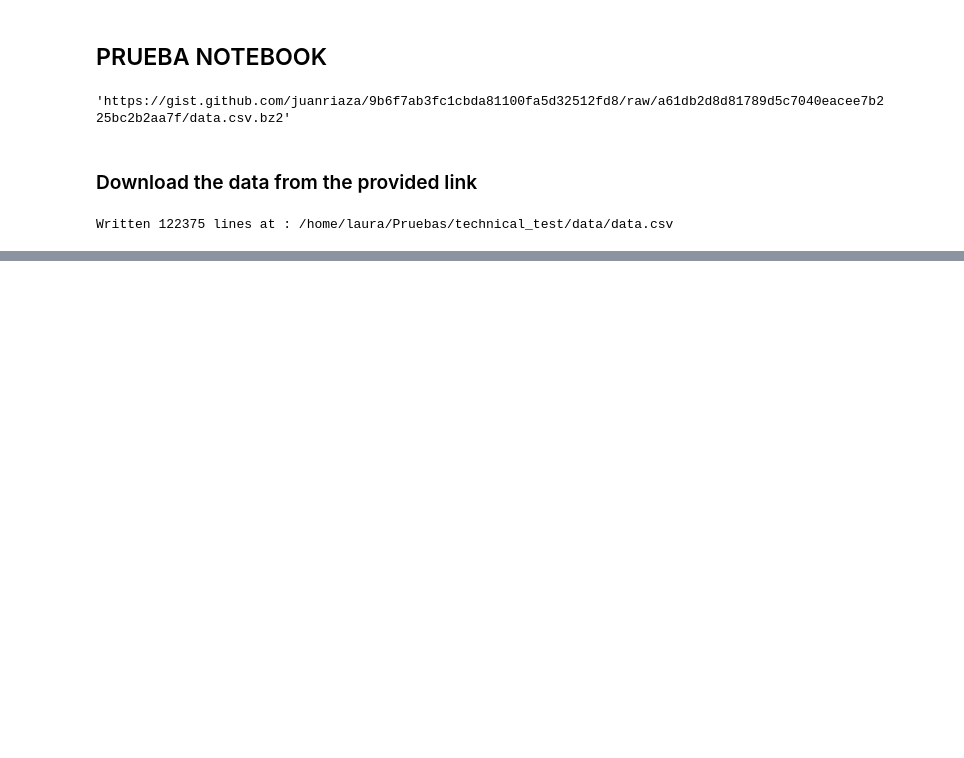
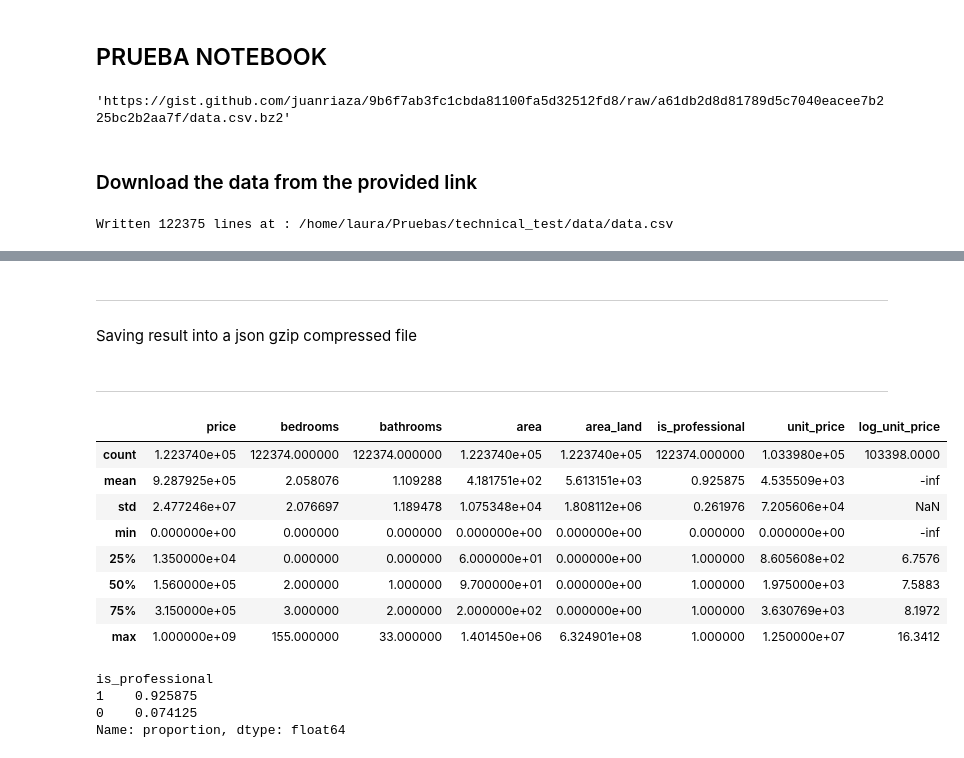
Before and after one commit to LAMDAMielgo/technical_test, a Jupyter notebook: data_exploration.ipynb, the cells around one changed output, grey strips where cells are left out. Drawn from its saved outputs; the diff is of its cells as text; code cells hidden in the pictures; blank space fills up the shorter version.

```diff
--- a/data_exploration.ipynb
+++ b/data_exploration.ipynb
@@ -117,0 +624,4 @@ bytes
+# %% [markdown]
+-----
+###
+Saving result into a json gzip compressed file
@@ -117,0 +630,21 @@ bytes
+# %% [markdown]
+----
+# %%
+_df.describe()
+# %% [output]
+|  | price | bedrooms | bathrooms | area | area_land | is_professional | unit_price | log_unit_price |
+| count | 1.223740e+05 | 122374.000000 | 122374.000000 | 1.223740e+05 | 1.223740e+05 | 122374.000000 | 1.033980e+05 | 103398.0000 |
+| mean | 9.287925e+05 | 2.058076 | 1.109288 | 4.181751e+02 | 5.613151e+03 | 0.925875 | 4.535509e+03 | -inf |
+| std | 2.477246e+07 | 2.076697 | 1.189478 | 1.075348e+04 | 1.808112e+06 | 0.261976 | 7.205606e+04 | NaN |
+| min | 0.000000e+00 | 0.000000 | 0.000000 | 0.000000e+00 | 0.000000e+00 | 0.000000 | 0.000000e+00 | -inf |
+| 25% | 1.350000e+04 | 0.000000 | 0.000000 | 6.000000e+01 | 0.000000e+00 | 1.000000 | 8.605608e+02 | 6.7576 |
+| 50% | 1.560000e+05 | 2.000000 | 1.000000 | 9.700000e+01 | 0.000000e+00 | 1.000000 | 1.975000e+03 | 7.5883 |
+| 75% | 3.150000e+05 | 3.000000 | 2.000000 | 2.000000e+02 | 0.000000e+00 | 1.000000 | 3.630769e+03 | 8.1972 |
+| max | 1.000000e+09 | 155.000000 | 33.000000 | 1.401450e+06 | 6.324901e+08 | 1.000000 | 1.250000e+07 | 16.3412 |
+# %%
+_df['is_professional'].value_counts(normalize=True)
+# %% [output]
+is_professional
+1    0.925875
+0    0.074125
+Name: proportion, dtype: float64
```
Also changed, not shown: parts of 43 cells of this notebook, 4 other files.
